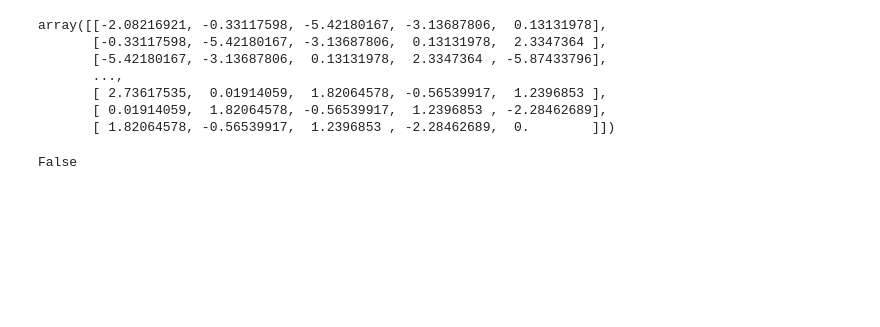
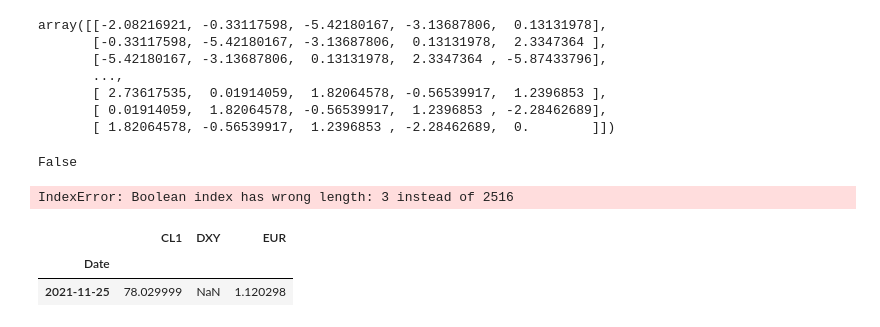
Before and after one commit to raymondcwh/stat4012model, a Jupyter notebook: WTI MLP BBG.ipynb, the cells around one changed output. Cells and saved outputs as stored; diff of their text form; code cells hidden in the pictures; blank space fills up the shorter version.

```diff
--- a/WTI MLP model.ipynb
+++ b/WTI MLP BBG.ipynb
@@ -339,5 +338,17 @@ tmp = {1:4,2:5,3:6}
 4 in tmp.keys()
 # %% [output]
 False
+# %%
+tmp = pd.read_csv("./dataset/yf_dataset.csv", index_col=0, parse_dates=True)
+# %%
+tmp.loc[tmp.loc[:,"CL1"].notna()].index[tmp.loc[tmp.loc[:,"CL1"].notna()].isna().any(1)]
+# %% [output]
+IndexError: Boolean index has wrong length: 3 instead of 2516
+# %%
+tmp.loc[tmp.loc[:,"CL1"].notna()].loc[tmp.loc[tmp.loc[:,"CL1"].notna()].loc[:,"DXY"].isna()]
+# %% [output]
+|  | CL1 | DXY | EUR |
+| Date |  |  |  |
+| 2021-11-25 | 78.029999 | NaN | 1.120298 |
 # %%
 # %% [output]
```
Also changed, not shown: parts of 12 cells of this notebook, 17 other files.
